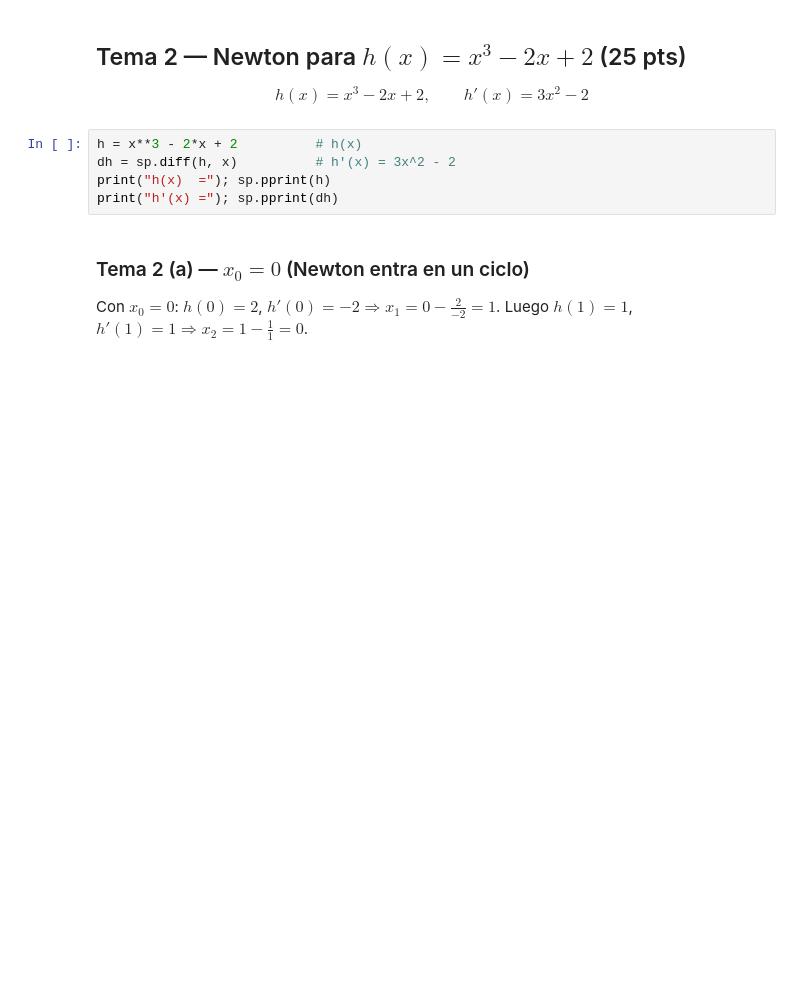
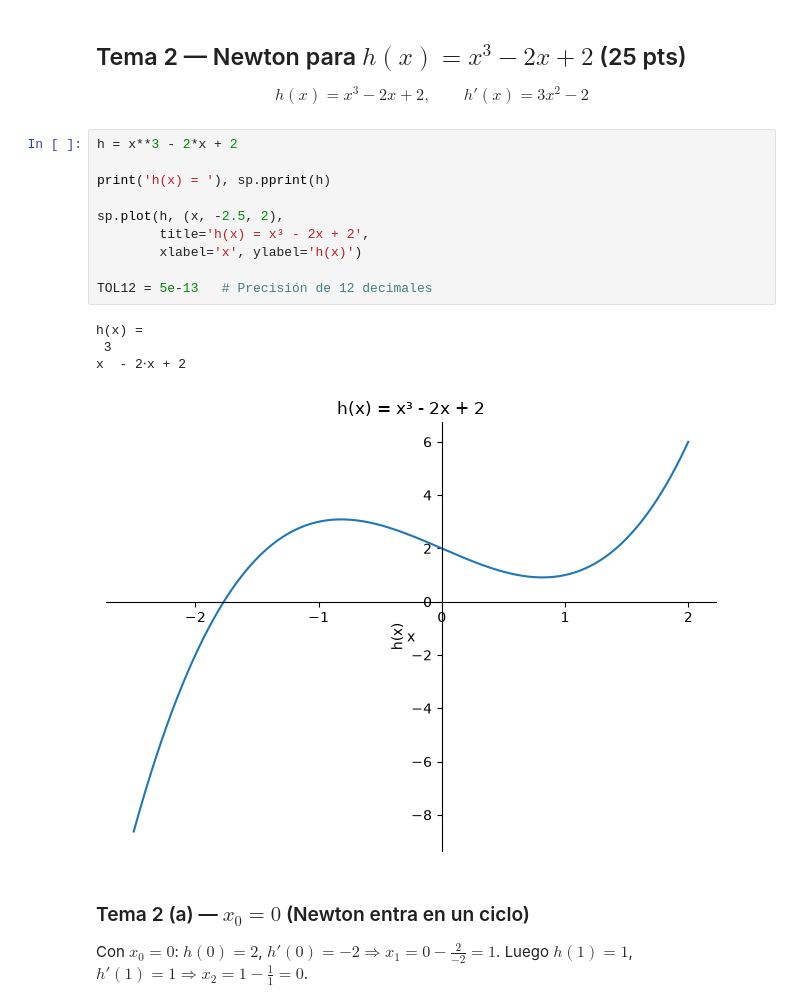
Before and after one commit to MrCabsNotFound/Calculo-Multivariable, a Jupyter notebook: 16_Python03_Solucion.ipynb, the cells around one changed output. Cells and saved outputs as stored; diff of their text form; blank space fills up the shorter version.

```diff
--- a/16_Python03_Solucion.ipynb
+++ b/16_Python03_Solucion.ipynb
@@ -143,10 +272,20 @@ print(tabulate(resumen1,
 
 $$h(x) = x^3 - 2x + 2, \qquad h'(x) = 3x^2 - 2$$
 # %%
-h = x**3 - 2*x + 2          # h(x)
-dh = sp.diff(h, x)          # h'(x) = 3x^2 - 2
-print("h(x)  ="); sp.pprint(h)
-print("h'(x) ="); sp.pprint(dh)
+h = x**3 - 2*x + 2
+
+print('h(x) = '), sp.pprint(h)
+
+sp.plot(h, (x, -2.5, 2),
+        title='h(x) = x³ - 2x + 2',
+        xlabel='x', ylabel='h(x)')
+
+TOL12 = 5e-13   # Precisión de 12 decimales
+# %% [output]
+h(x) =
+ 3
+x  - 2⋅x + 2
+[figure, added]
 # %% [markdown]
 ### Tema 2 (a) — $x_0 = 0$  (Newton entra en un ciclo)
 
```
Also changed, not shown: parts of 29 cells of this notebook, 7 other files.
